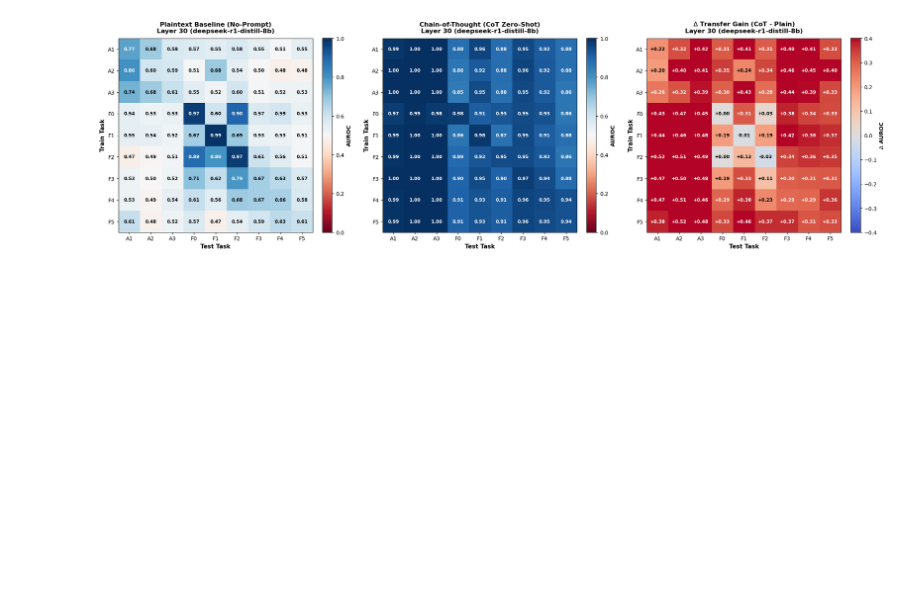
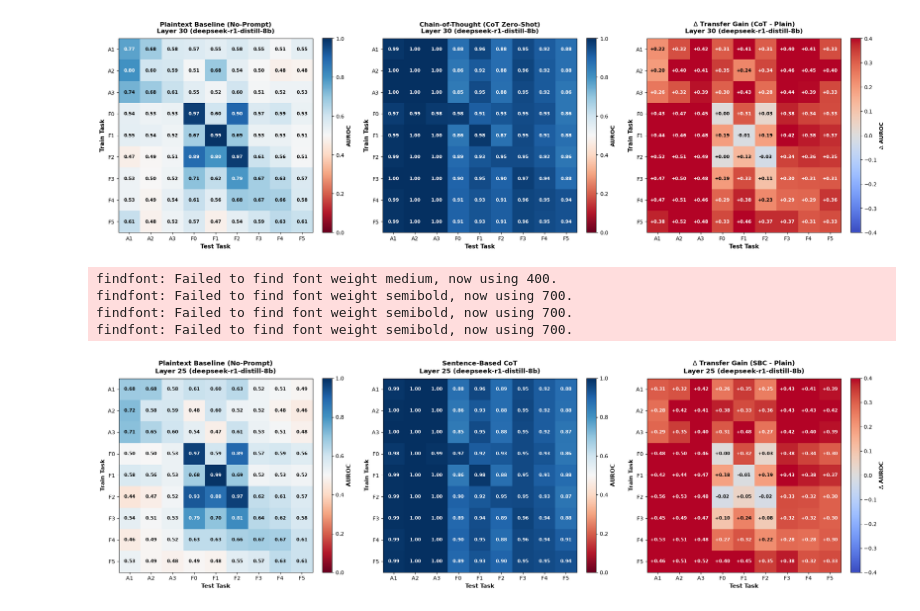
Before and after one commit to boracandan/Algoverse_Truth_Directions_Research, a Jupyter notebook: experiments/Crosstask_Generalization.ipynb, the cells around one changed output. Drawn from its saved outputs; the diff is of its cells as text; code cells hidden in the pictures; blank space fills up the shorter version.

Commit message:
Added the 3 graphs for sentence based cot

```diff
--- a/experiments/Crosstask_Generalization.ipynb
+++ b/experiments/Crosstask_Generalization.ipynb
@@ -116,3 +147,46 @@ plt.savefig("figures/figure_4_cross_task_deepseek_l30.png", dpi=200, bbox_inches
 plt.show()
 # %% [output]
 [figure]
+# %%
+# Plot Layer 25 (Canonical Paper Parity Depth) - Sentence-Based-CoT
+layer = 25
+sbc_25 = build_matrix(df, model_name, "sentence-based-CoT", layer, task_order)
+plain_25_for_diff = build_matrix(df, model_name, "no-prompt", layer, task_order)
+diff_sbc_25 = sbc_25 - plain_25_for_diff
+
+fig, axes = plt.subplots(1, 3, figsize=(21, 6.5))
+n = len(task_order)
+panels = [
+    ("Plaintext Baseline (No-Prompt)", plain_25_for_diff, "RdBu", 0.0, 1.0, "AUROC"),
+    ("Sentence-Based CoT", sbc_25, "RdBu", 0.0, 1.0, "AUROC"),
+    (r"$\Delta$ Transfer Gain (SBC - Plain)", diff_sbc_25, "coolwarm", -0.4, 0.4, r"$\Delta$ AUROC")
+]
+
+for ax, (title, mat, cmap, vmin, vmax, cbar_lbl) in zip(axes, panels):
+    im = ax.imshow(mat, cmap=cmap, vmin=vmin, vmax=vmax, aspect="equal")
+    for i in range(n):
+        for j in range(n):
+            val = mat[i, j]
+            if not np.isnan(val):
+                txt_color = "white" if ((val < 0.35 or val > 0.75) if cmap == "RdBu" else (abs(val) > 0.25)) else "black"
+                txt = f"{val:.2f}" if cmap == "RdBu" else f"{val:+.2f}"
+                ax.text(j, i, txt, ha="center", va="center", color=txt_color, fontsize=8.5, fontweight="bold")
+    cbar = plt.colorbar(im, ax=ax, shrink=0.82, pad=0.04)
+    cbar.set_label(cbar_lbl, fontsize=10.5, fontweight="semibold")
+    ax.set_xticks(range(n))
+    ax.set_xticklabels(task_order, fontsize=10, fontweight="medium")
+    ax.set_yticks(range(n))
+    ax.set_yticklabels(task_order, fontsize=10, fontweight="medium")
+    ax.set_xlabel("Test Task", fontsize=11, fontweight="semibold")
+    ax.set_ylabel("Train Task", fontsize=11, fontweight="semibold")
+    ax.set_title(f"{title}\nLayer {layer} ({model_name})", fontsize=12, fontweight="bold", pad=10)
+
+plt.tight_layout()
+plt.savefig("figures/figure_4_cross_task_deepseek_sbc_l25.png", dpi=200, bbox_inches="tight")
+plt.show()
+# %% [output]
+findfont: Failed to find font weight medium, now using 400.
+findfont: Failed to find font weight semibold, now using 700.
+findfont: Failed to find font weight semibold, now using 700.
+findfont: Failed to find font weight semibold, now using 700.
+[figure, added]
```
Also changed, not shown: parts of 2 cells of this notebook, 5 other files.
